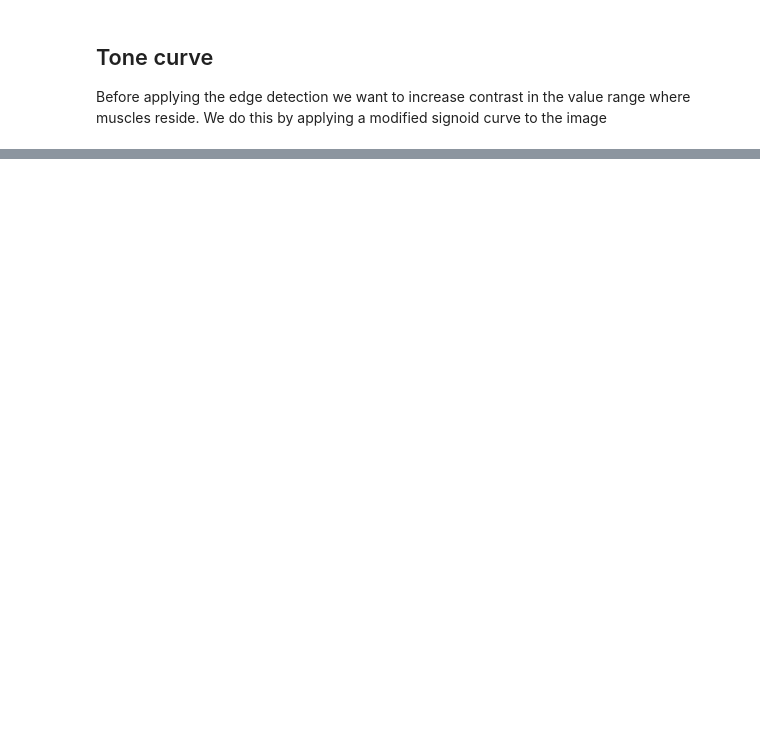
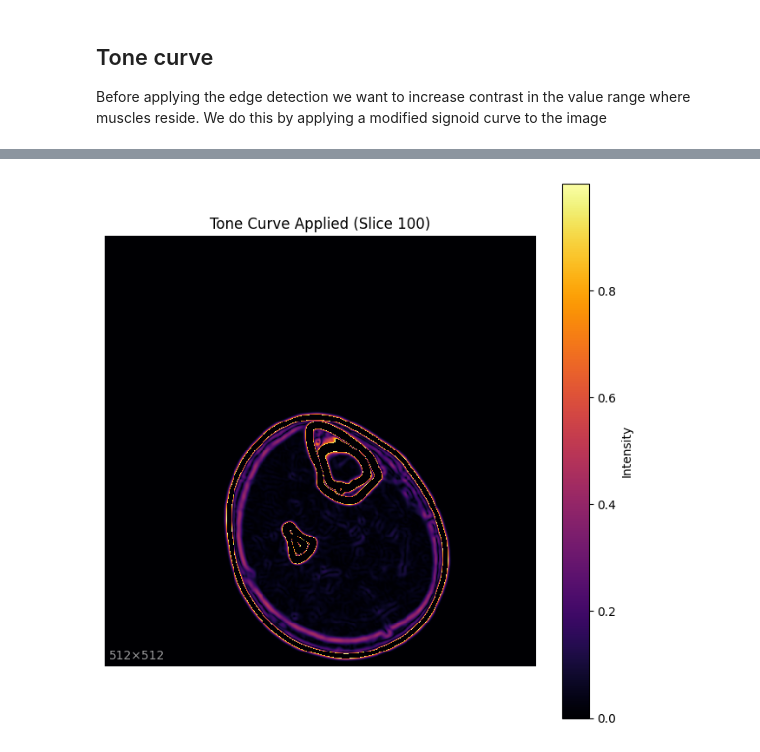
Before and after one commit to MateoVanDamme/3dknee, a Jupyter notebook: processing_increase_contrast_nrrd.ipynb, the cells around one changed output, grey strips where cells are left out. Cells and saved outputs as stored; diff of their text form; code cells hidden in the pictures; blank space fills up the shorter version.

```diff
--- a/processing_increase_contrast_nrrd.ipynb
+++ b/processing_increase_contrast_nrrd.ipynb
@@ -201,6 +189,7 @@ plot_slice(adjusted_slice, title=f"Tone Curve Applied (Slice {slice_index})", co
 # %%
 sobel_clamped = sobel_edges * 2
 sobel_clamped[sobel_clamped > 1] = 0
 
-
-plot_slice(sobel_clamped[slice_index], title=f"Tone Curve Applied (Slice {slice_index})", colorbar_label='Tone-Mapped Value')
+plot_image(sobel_clamped[slice_index], title=f"Tone Curve Applied (Slice {slice_index})")
+# %% [output]
+[figure, added]
```
Also changed, not shown: parts of 9 cells of this notebook, 10 other files.
